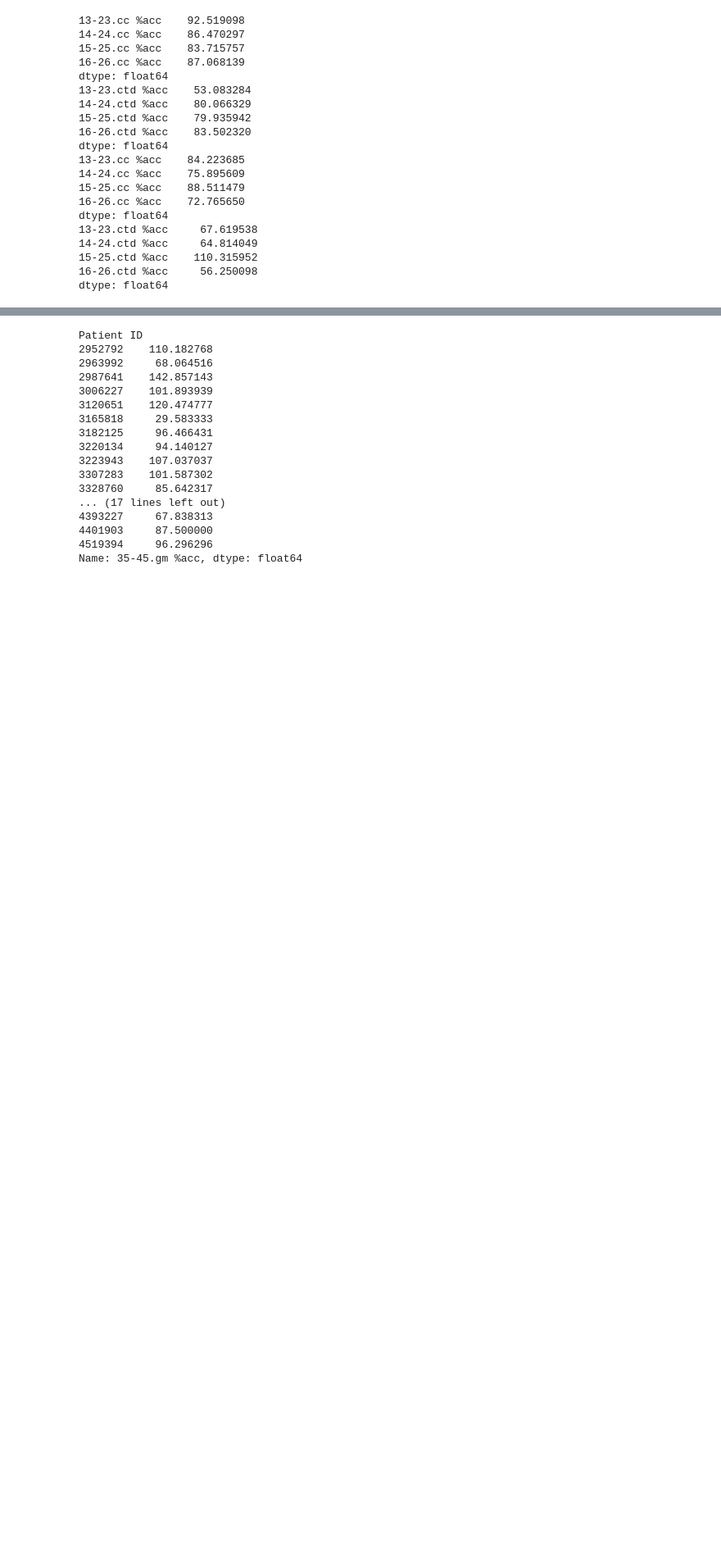
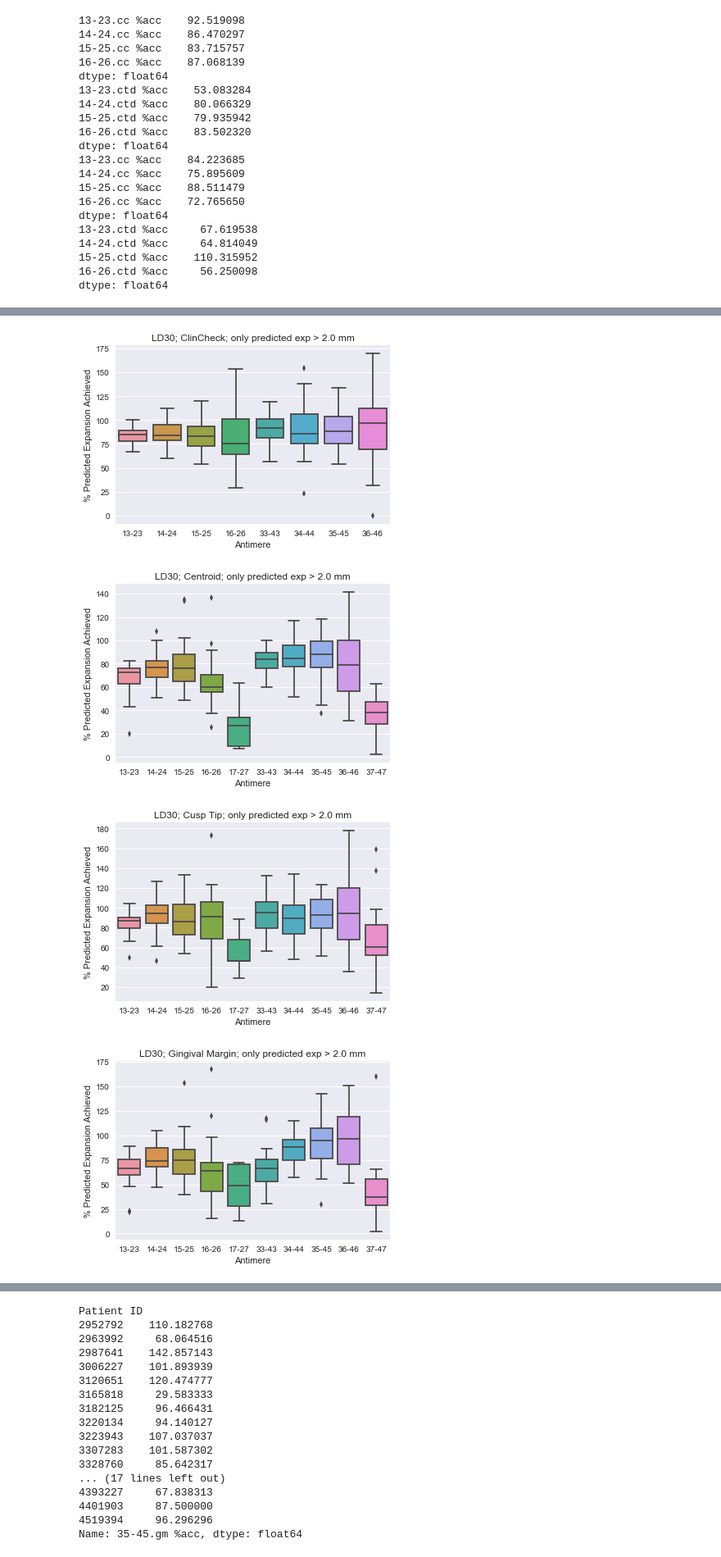
Before and after one commit to richard-tien/PROJ174, a Jupyter notebook: data-analysis.ipynb, the cells around one changed output, grey strips where cells are left out. Shown at 82% size. Cells and saved outputs as stored; diff of their text form; code cells hidden in the pictures; blank space fills up the shorter version.

```diff
--- a/data-analysis.ipynb
+++ b/data-analysis.ipynb
@@ -5,3 +6,17 @@ import scipy.stats as stats
 from matplotlib.backends.backend_pdf import PdfPages
 %matplotlib inline
+# %%
+MAX_EXP_THRESHOLD = 3.0
+HISTOGRAM_THRESHOLD = 2.0
+
+ANTIMERES = ['13-23', '14-24', '15-25', '16-26', '17-27',\
+            '33-43', '34-44', '35-45', '36-46', '37-47']
+
+MEASURE_TYPES = ['.cc', '.ctd', '.ct', '.gm']
+measure_type_dict = {
+    '.cc':'ClinCheck',
+    '.ctd':'Centroid',
+    '.ct':'Cusp Tip',
+    '.gm': 'Gingival Margin'
+}
 # %%
@@ -326,3 +336,22 @@ def getSubDf(df, measure_type, threshold, aligner_material):
         col = getColumn(df, '%s%s %%acc' % (antimere, measure_type), antimere, threshold, measure_type, aligner_material)
         cols.append(col)
     return pd.concat(cols, axis=1)
+# %%
+def boxPlot(df, measure_type, threshold, material):
+    subDf = getSubDf(df, measure_type, HISTOGRAM_THRESHOLD, 'LD30')
+    subDf = subDf.rename(columns = lambda x : str(x)[:5])
+
+    bplot = sns.boxplot(data=subDf)
+    bplot.axes.set_title("%s; %s; only predicted exp > %s mm" % (material, measure_type_dict[measure_type], threshold))
+    bplot.set_xlabel("Antimere")
+    bplot.set_ylabel("% Predicted Expansion Achieved")
+
+    plt.show(sns)
+
+for measure_type in MEASURE_TYPES:
+    boxPlot(df, measure_type, HISTOGRAM_THRESHOLD, 'LD30')
+# %% [output]
+[figure, added]
+[figure, added]
+[figure, added]
+[figure, added]
```
Also changed, not shown: parts of 11 cells of this notebook.
